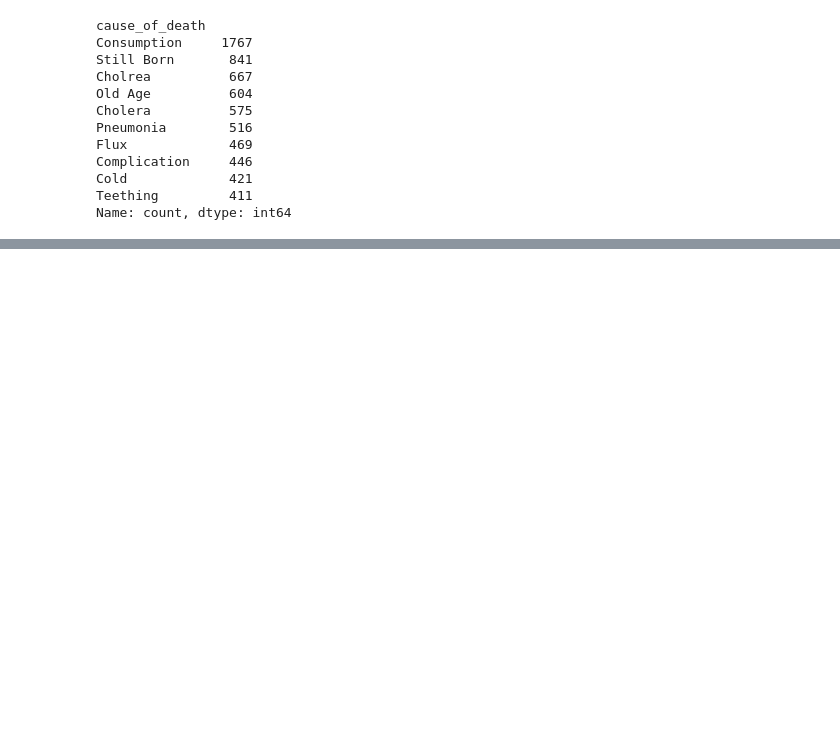
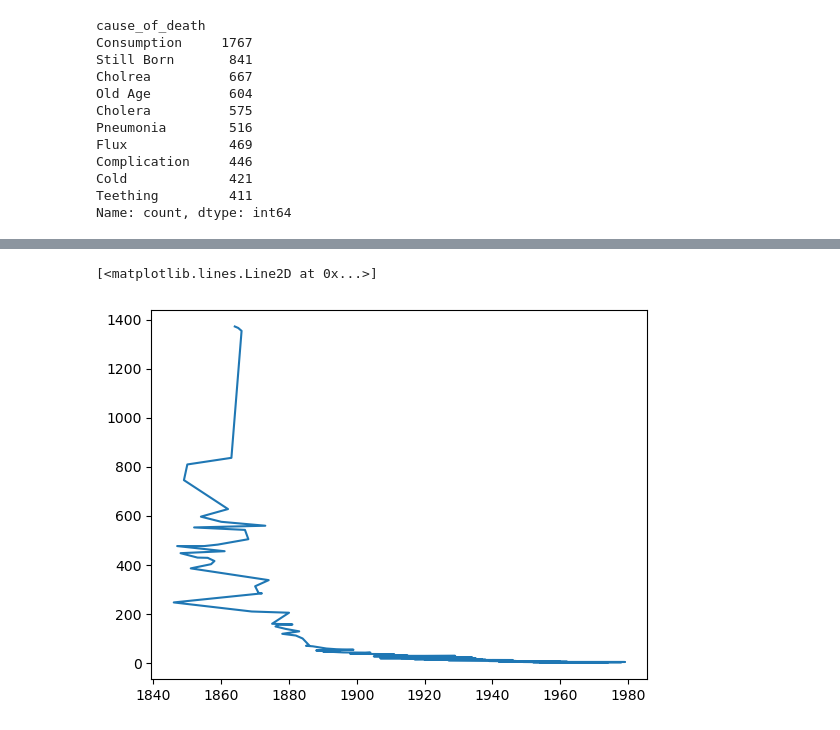
Before and after one commit to NSS-Data-Analytics-Cohort-10/advanced-pandas-megyg6, a Jupyter notebook: notebooks/nash_city_cemetery_pandas.ipynb, the cells around one changed output, grey strips where cells are left out. Drawn from its saved outputs; the diff is of its cells as text; code cells hidden in the pictures; blank space fills up the shorter version.

```diff
--- a/notebooks/nash_city_cemetery_pandas.ipynb
+++ b/notebooks/nash_city_cemetery_pandas.ipynb
@@ -45,0 +143,4 @@ Name: count, dtype: int64
+# %%
+cemetery_df["burial_year"]=cemetery_df["burial_year"].fillna(0)
+cemetery_df["burial_year"]=cemetery_df["burial_year"].astype(int)
+cemetery_df["burial_year"].unique()
@@ -45,0 +160,3 @@ Name: count, dtype: int64
+# %%
+cemetery_df=cemetery_df.sort_values(["burial_month","month_number","burial_year"])
+cemetery_df
@@ -45,0 +177,5 @@ Name: count, dtype: int64
+# %%
+year_counts=cemetery_df["burial_year"].value_counts().reset_index()
+
+year_counts=year_counts.drop(year_counts[year_counts["burial_year"]==0].index)
+year_counts
@@ -45,0 +196,8 @@ Name: count, dtype: int64
+# %%
+
+plt.plot(year_counts["burial_year"],year_counts["count"])
+
+#coming back to fix this, line grpah doesn't look right
+# %% [output]
+[<matplotlib.lines.Line2D at 0x...>]
+[figure, added]
```
Also changed, not shown: parts of 45 cells of this notebook.
